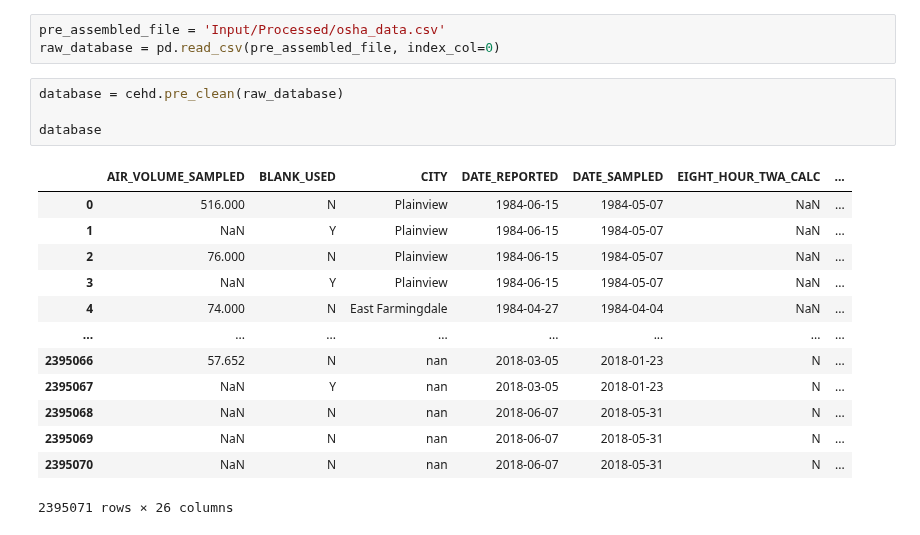
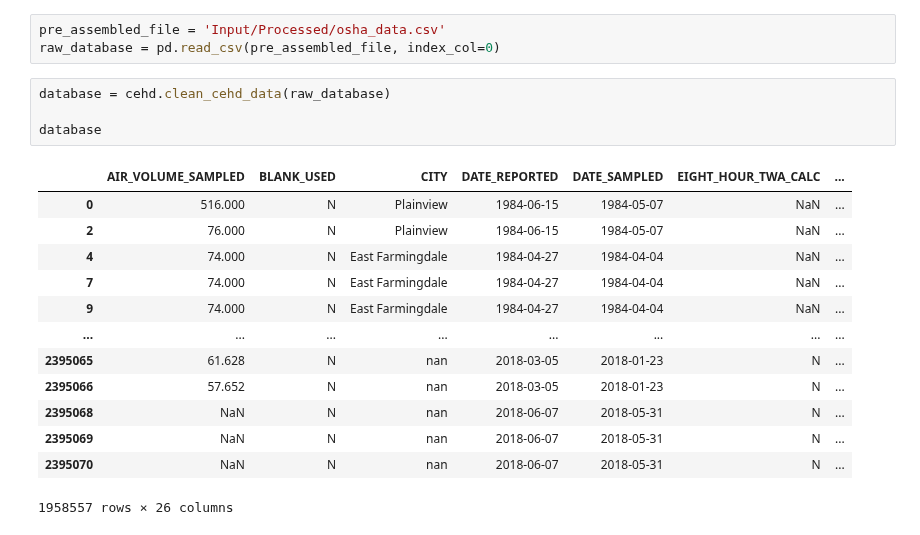
Before and after one commit to jkvasnicka/ht-occupational-plus, a Jupyter notebook: CEHD_Python_cleaning_20240711.ipynb, the cells around one changed output. Saved outputs shown, nothing was run; the diff lists cells and outputs as text.

```diff
--- a/CEHD_Python_cleaning_20240711.ipynb
+++ b/CEHD_Python_cleaning_20240711.ipynb
@@ -7,23 +7,23 @@ import cehd
 pre_assembled_file = 'Input/Processed/osha_data.csv'
 raw_database = pd.read_csv(pre_assembled_file, index_col=0)
 # %%
-database = cehd.pre_clean(raw_database)
+database = cehd.clean_cehd_data(raw_database)
 
 database
 # %% [output]
 |  | AIR_VOLUME_SAMPLED | BLANK_USED | CITY | DATE_REPORTED | DATE_SAMPLED | EIGHT_HOUR_TWA_CALC | ... |
 | 0 | 516.000 | N | Plainview | 1984-06-15 | 1984-05-07 | NaN | ... |
-| 1 | NaN | Y | Plainview | 1984-06-15 | 1984-05-07 | NaN | ... |
 | 2 | 76.000 | N | Plainview | 1984-06-15 | 1984-05-07 | NaN | ... |
-| 3 | NaN | Y | Plainview | 1984-06-15 | 1984-05-07 | NaN | ... |
 | 4 | 74.000 | N | East Farmingdale | 1984-04-27 | 1984-04-04 | NaN | ... |
+| 7 | 74.000 | N | East Farmingdale | 1984-04-27 | 1984-04-04 | NaN | ... |
+| 9 | 74.000 | N | East Farmingdale | 1984-04-27 | 1984-04-04 | NaN | ... |
 | ... | ... | ... | ... | ... | ... | ... | ... |
+| 2395065 | 61.628 | N | nan | 2018-03-05 | 2018-01-23 | N | ... |
 | 2395066 | 57.652 | N | nan | 2018-03-05 | 2018-01-23 | N | ... |
-| 2395067 | NaN | Y | nan | 2018-03-05 | 2018-01-23 | N | ... |
 | 2395068 | NaN | N | nan | 2018-06-07 | 2018-05-31 | N | ... |
 | 2395069 | NaN | N | nan | 2018-06-07 | 2018-05-31 | N | ... |
 | 2395070 | NaN | N | nan | 2018-06-07 | 2018-05-31 | N | ... |
-2395071 rows × 26 columns
+1958557 rows × 26 columns
 # %%
 r_database = pd.read_parquet('database.parquet')
 
```
Also changed, not shown: parts of 2 cells of this notebook, 2 other files.
